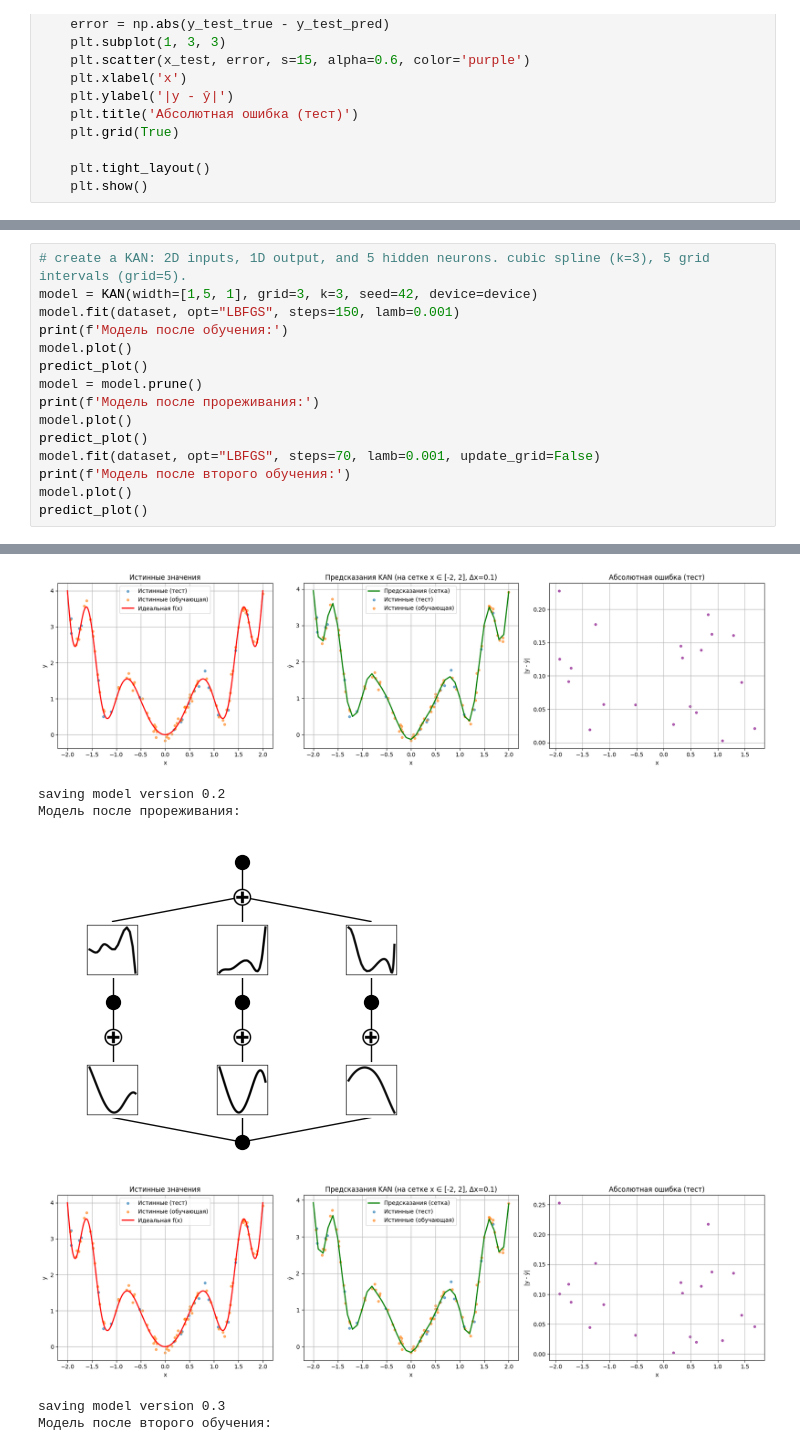
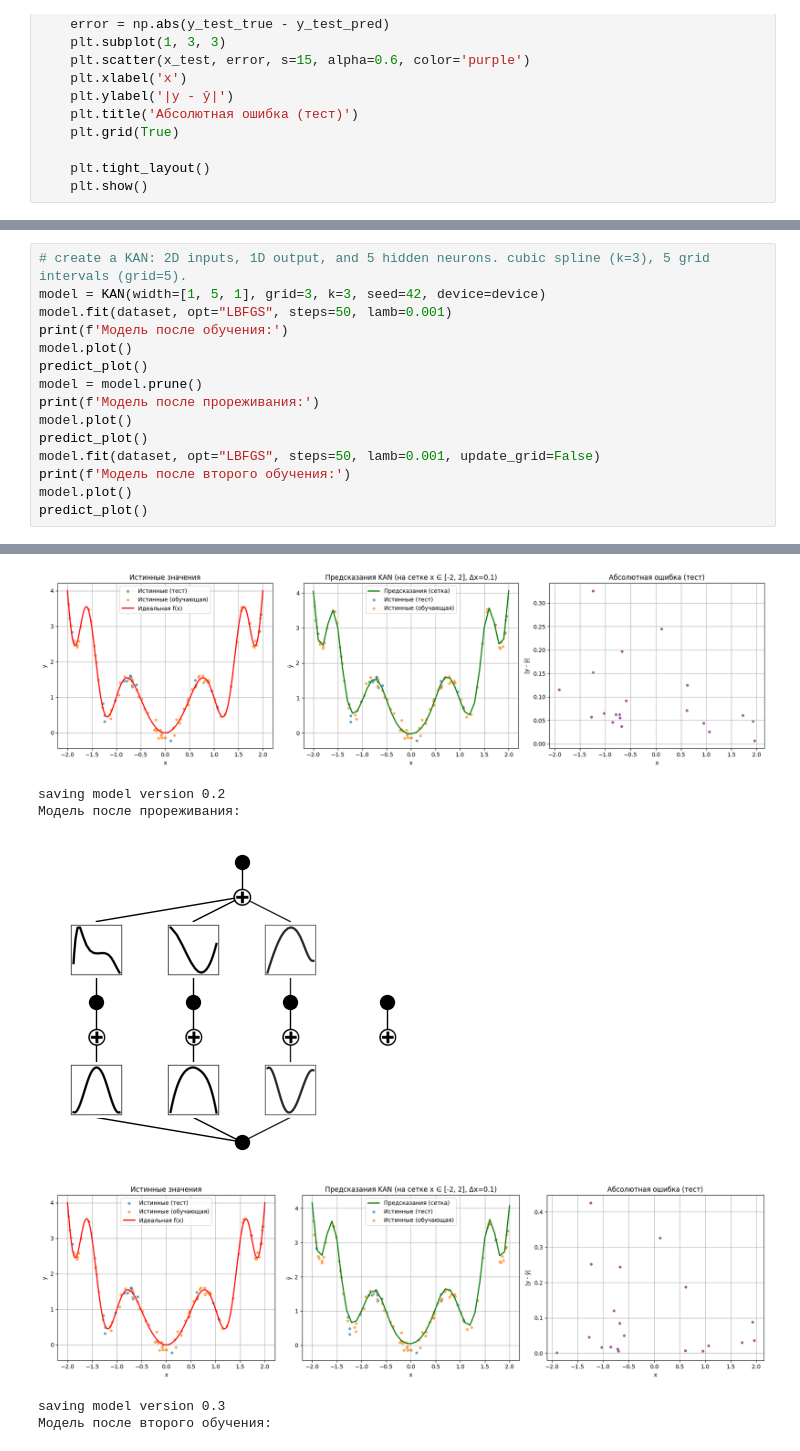
Before and after one commit to geseron/kan, a Jupyter notebook: EA KAN.ipynb, the cells around one changed output, grey strips where cells are left out. Saved outputs shown, nothing was run; the diff lists cells and outputs as text.

```diff
--- a/EA KAN.ipynb
+++ b/EA KAN.ipynb
@@ -116,7 +134,7 @@ plt.show()
 # %%
 # create a KAN: 2D inputs, 1D output, and 5 hidden neurons. cubic spline (k=3), 5 grid intervals (grid=5).
-model = KAN(width=[1,5, 1], grid=3, k=3, seed=42, device=device)
-model.fit(dataset, opt="LBFGS", steps=150, lamb=0.001)
+model = KAN(width=[1, 5, 1], grid=3, k=3, seed=42, device=device)
+model.fit(dataset, opt="LBFGS", steps=50, lamb=0.001)
 print(f'Модель после обучения:')
 model.plot()
 predict_plot()
@@ -124,7 +142,7 @@ model = model.prune()
 print(f'Модель после прореживания:')
 model.plot()
 predict_plot()
-model.fit(dataset, opt="LBFGS", steps=70, lamb=0.001, update_grid=False)
+model.fit(dataset, opt="LBFGS", steps=50, lamb=0.001, update_grid=False)
 print(f'Модель после второго обучения:')
 model.plot()
 predict_plot()
@@ -138,7 +155,7 @@ saving model version 0.1
-[figure, old version]
+[figure, new version]
 saving model version 0.2
 Модель после прореживания:
-[figure, old version]
+[figure, new version]
-[figure, old version]
+[figure, new version]
 saving model version 0.3
 Модель после второго обучения:
```
Also changed, not shown: parts of 21 cells of this notebook.
